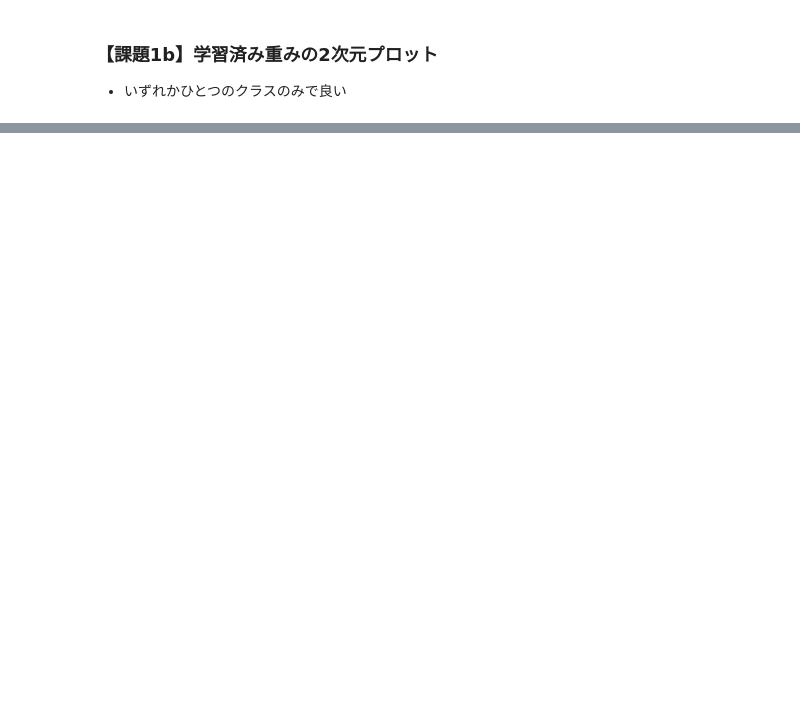
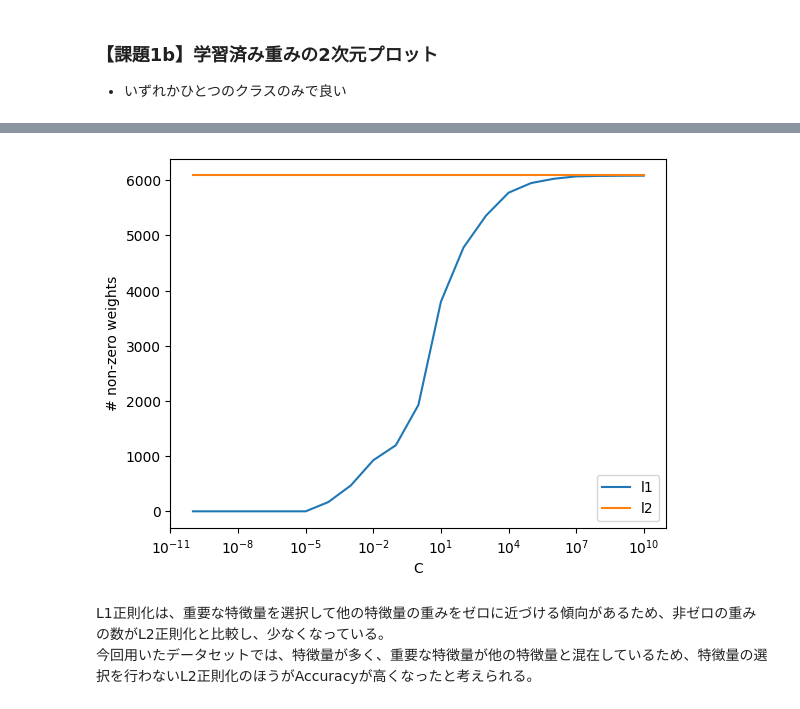
Before and after one commit to kioritsu/Knowledge_Informatics, a Jupyter notebook: ex5.ipynb, the cells around one changed output, grey strips where cells are left out. Drawn from its saved outputs; the diff is of its cells as text; code cells hidden in the pictures; blank space fills up the shorter version.

```diff
--- a/ex5.ipynb
+++ b/ex5.ipynb
@@ -150,0 +238,13 @@ plt.show()
+# %%
+plt.plot(l1_params, l1_n_nonzero_weights,label='l1')
+plt.plot(l2_params, l2_n_nonzero_weights,label='l2')
+plt.ylabel('# non-zero weights')
+plt.xlabel('C')
+plt.xscale('log')
+plt.legend(loc='lower right')
+plt.show()
+# %% [output]
+[figure, added]
+# %% [markdown]
+L1正則化は、重要な特徴量を選択して他の特徴量の重みをゼロに近づける傾向があるため、非ゼロの重みの数がL2正則化と比較し、少なくなっている。\
+今回用いたデータセットでは、特徴量が多く、重要な特徴量が他の特徴量と混在しているため、特徴量の選択を行わないL2正則化のほうがAccuracyが高くなったと考えられる。
```
Also changed, not shown: parts of 12 cells of this notebook, 2 other files.
